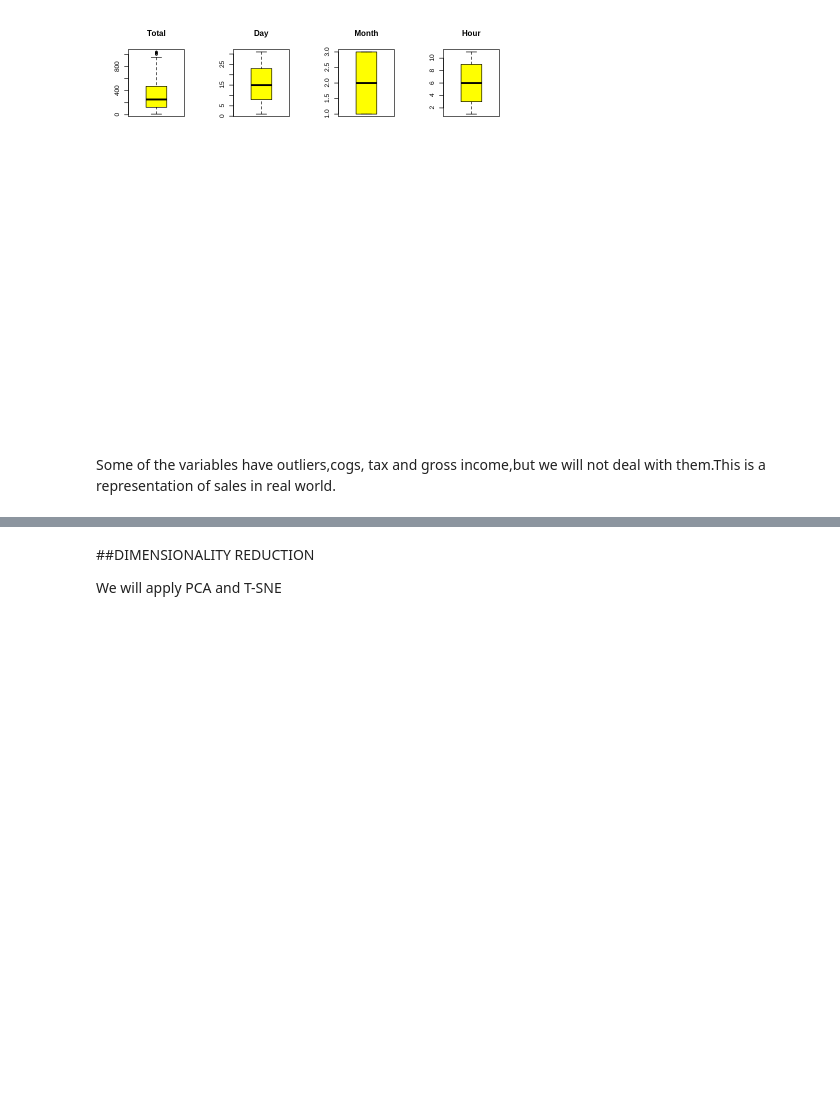
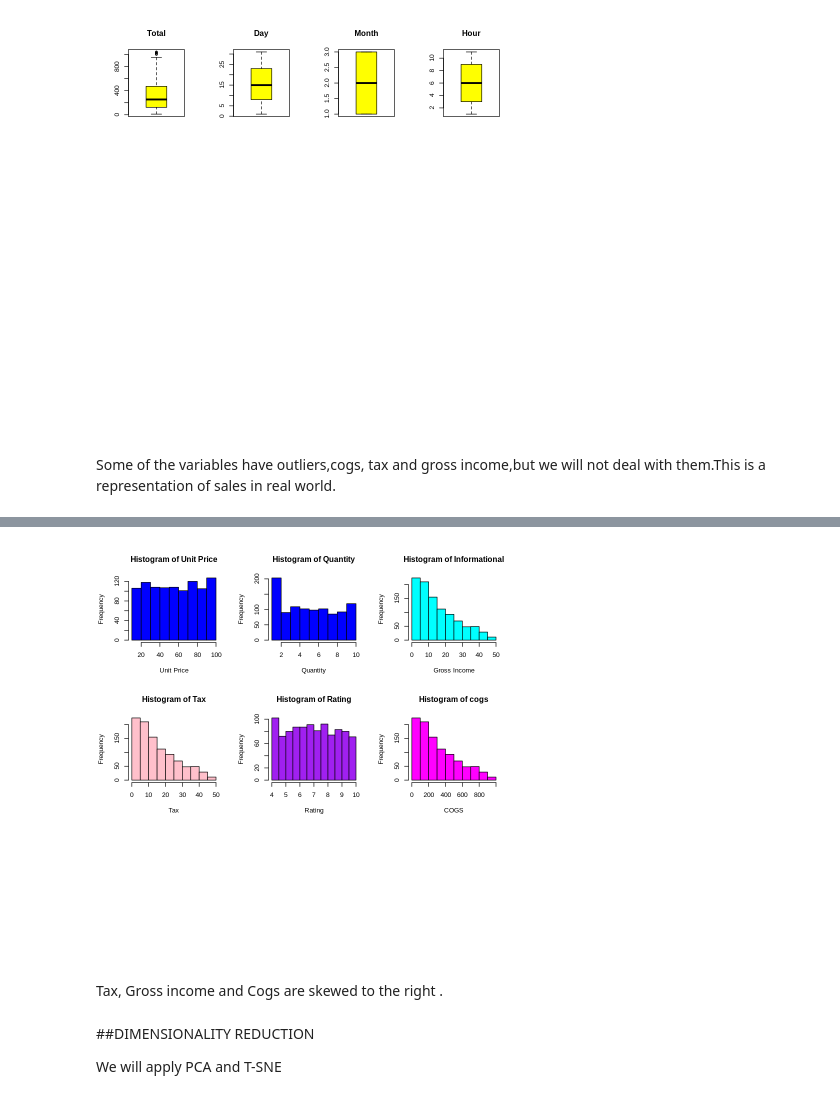
Before and after one commit to jane95924/Supermarket_-DATA-ANALYSIS., a Jupyter notebook: PART_1_AND_PART_2.ipynb, the cells around one changed output, grey strips where cells are left out. Cells and saved outputs as stored; diff of their text form; code cells hidden in the pictures; blank space fills up the shorter version.

```diff
--- a/PART_1_AND_PART_2.ipynb
+++ b/PART_1_AND_PART_2.ipynb
@@ -221,3 +289,16 @@ Some of the variables have outliers,cogs, tax and gross income,but we will not d
+# %%
+#Plotting a histogram for numerical variables to understand their distribution
+par(mfrow=c(3,3))
+hist(data$Unit.price, main = "Histogram of Unit Price", xlab = "Unit Price" ,col = "blue")
+hist(data$Quantity, main = "Histogram of Quantity", xlab = "Quantity", col="blue")
+hist(data$gross.income, main = "Histogram of Informational", xlab = "Gross Income", col = "cyan")
+hist(data$Tax, main = "Histogram of Tax", xlab = "Tax",col="pink")
+hist(data$Rating, main = "Histogram of Rating", xlab = "Rating", col = "purple")
+hist(data$cogs, main = "Histogram of cogs", xlab = "COGS", col = "magenta")
+# %% [output]
+[figure, added]
+# %% [markdown]
+Tax, Gross income and Cogs are skewed to the right .
 # %% [markdown]
 ##DIMENSIONALITY REDUCTION
 
```
Also changed, not shown: parts of 7 cells of this notebook.
